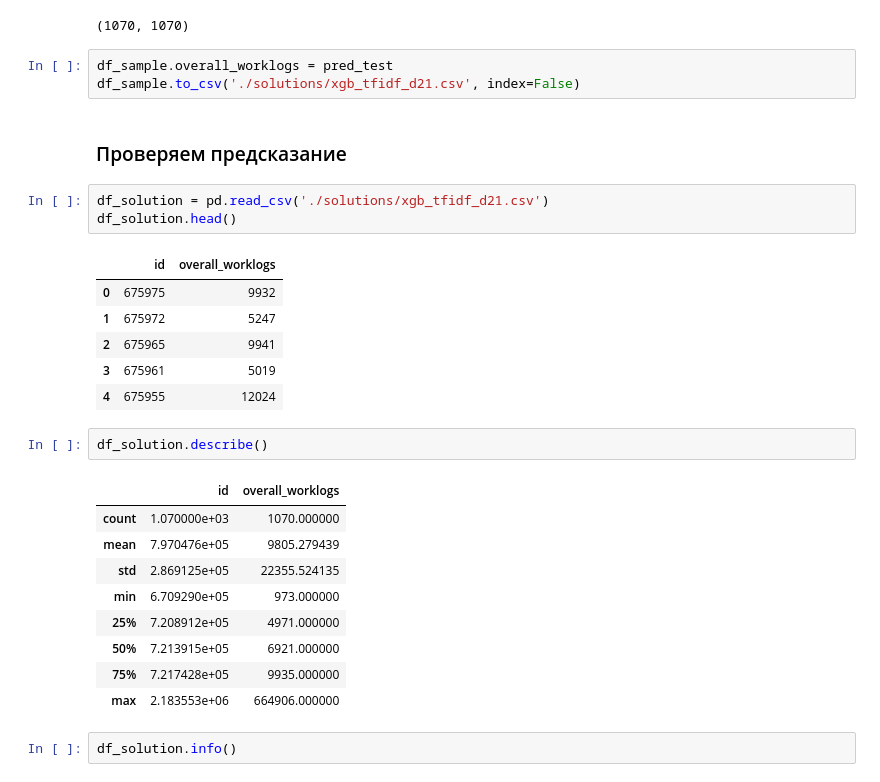
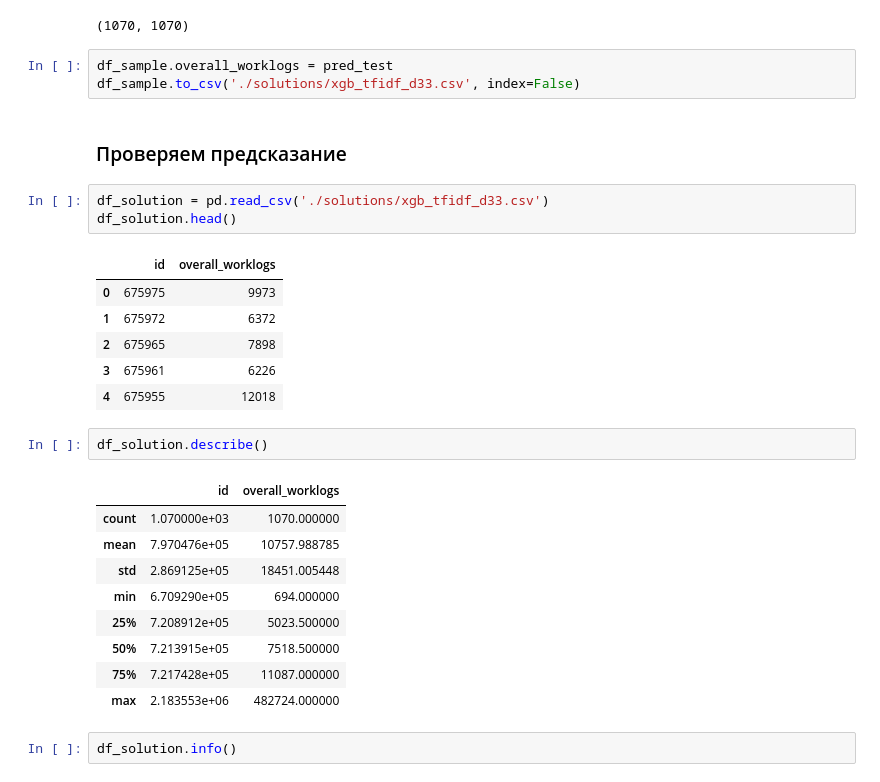
Before and after one commit to TayJen/hackathon_algu2022, a Jupyter notebook: H_ALGU_2022_Advance.ipynb, the cells around one changed output. Saved outputs shown, nothing was run; the diff lists cells and outputs as text.

```diff
--- a/H_ALGU_2022_Advance.ipynb
+++ b/H_ALGU_2022_Advance.ipynb
@@ -512,31 +566,31 @@ len(pred_test), len(df_sample)
 (1070, 1070)
 # %%
 df_sample.overall_worklogs = pred_test
-df_sample.to_csv('./solutions/xgb_tfidf_d21.csv', index=False)
+df_sample.to_csv('./solutions/xgb_tfidf_d33.csv', index=False)
 # %% [markdown]
 ### Проверяем предсказание
 # %%
-df_solution = pd.read_csv('./solutions/xgb_tfidf_d21.csv')
+df_solution = pd.read_csv('./solutions/xgb_tfidf_d33.csv')
 df_solution.head()
 # %% [output]
 |  | id | overall_worklogs |
-| 0 | 675975 | 9932 |
-| 1 | 675972 | 5247 |
-| 2 | 675965 | 9941 |
-| 3 | 675961 | 5019 |
-| 4 | 675955 | 12024 |
+| 0 | 675975 | 9973 |
+| 1 | 675972 | 6372 |
+| 2 | 675965 | 7898 |
+| 3 | 675961 | 6226 |
+| 4 | 675955 | 12018 |
 # %%
 df_solution.describe()
 # %% [output]
 |  | id | overall_worklogs |
 | count | 1.070000e+03 | 1070.000000 |
-| mean | 7.970476e+05 | 9805.279439 |
-| std | 2.869125e+05 | 22355.524135 |
-| min | 6.709290e+05 | 973.000000 |
-| 25% | 7.208912e+05 | 4971.000000 |
-| 50% | 7.213915e+05 | 6921.000000 |
-| 75% | 7.217428e+05 | 9935.000000 |
-| max | 2.183553e+06 | 664906.000000 |
+| mean | 7.970476e+05 | 10757.988785 |
+| std | 2.869125e+05 | 18451.005448 |
+| min | 6.709290e+05 | 694.000000 |
+| 25% | 7.208912e+05 | 5023.500000 |
+| 50% | 7.213915e+05 | 7518.500000 |
+| 75% | 7.217428e+05 | 11087.000000 |
+| max | 2.183553e+06 | 482724.000000 |
 # %%
 df_solution.info()
 # %% [output]
```
Also changed, not shown: parts of 27 cells of this notebook.
